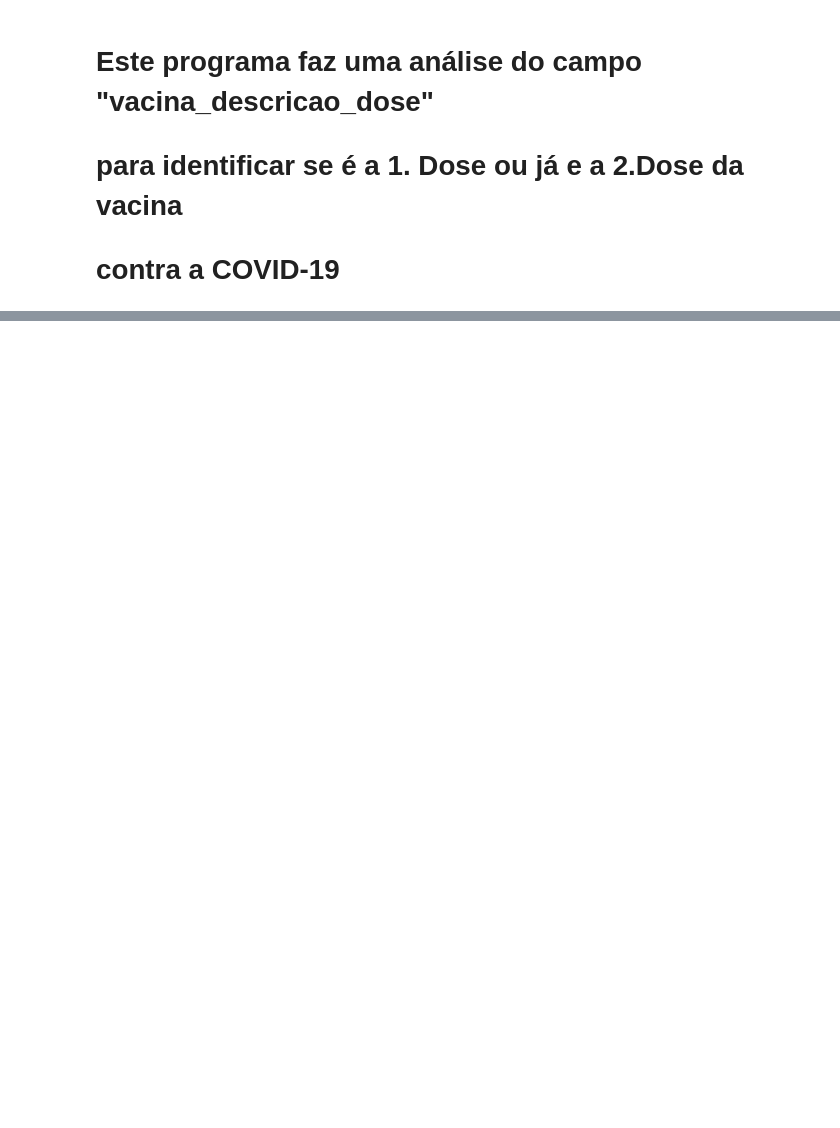
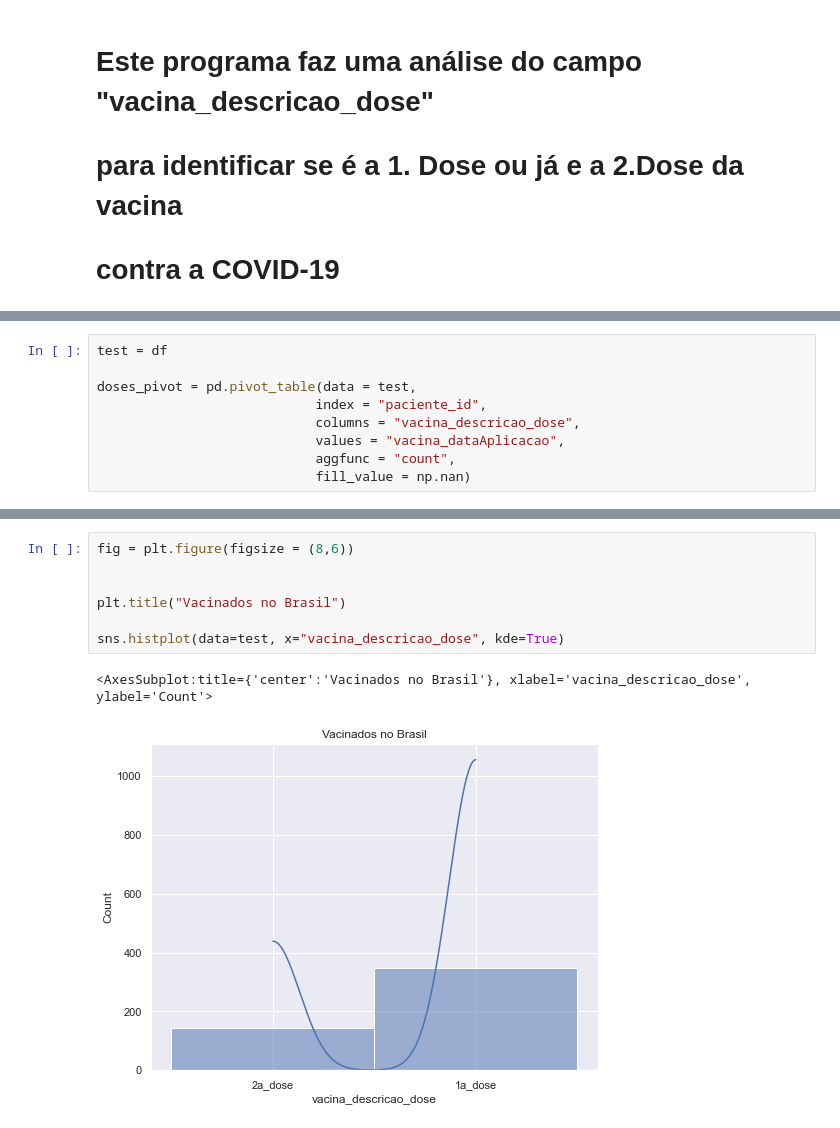
Before and after one commit to nubia-mp1211/Projeto-Final, a Jupyter notebook: Primeira-Segunda-Doses-Vacina.ipynb, the cells around one changed output, grey strips where cells are left out. Drawn from its saved outputs; the diff is of its cells as text; blank space fills up the shorter version.

```diff
--- a/Primeira-Segunda-Doses-Vacina.ipynb
+++ b/Primeira-Segunda-Doses-Vacina.ipynb
@@ -119,0 +86,9 @@ AttributeError: 'DataFrame' object has no attribute 'Segunda_dose'
+# %%
+test = df
+
+doses_pivot = pd.pivot_table(data = test,
+                            index = "paciente_id",
+                            columns = "vacina_descricao_dose",
+                            values = "vacina_dataAplicacao",
+                            aggfunc = "count",
+                            fill_value = np.nan)
@@ -119,0 +112,10 @@ AttributeError: 'DataFrame' object has no attribute 'Segunda_dose'
+# %%
+fig = plt.figure(figsize = (8,6))
+
+
+plt.title("Vacinados no Brasil")
+
+sns.histplot(data=test, x="vacina_descricao_dose", kde=True)
+# %% [output]
+<AxesSubplot:title={'center':'Vacinados no Brasil'}, xlabel='vacina_descricao_dose', ylabel='Count'>
+[figure, added]
```
Also changed, not shown: parts of 20 cells of this notebook.
